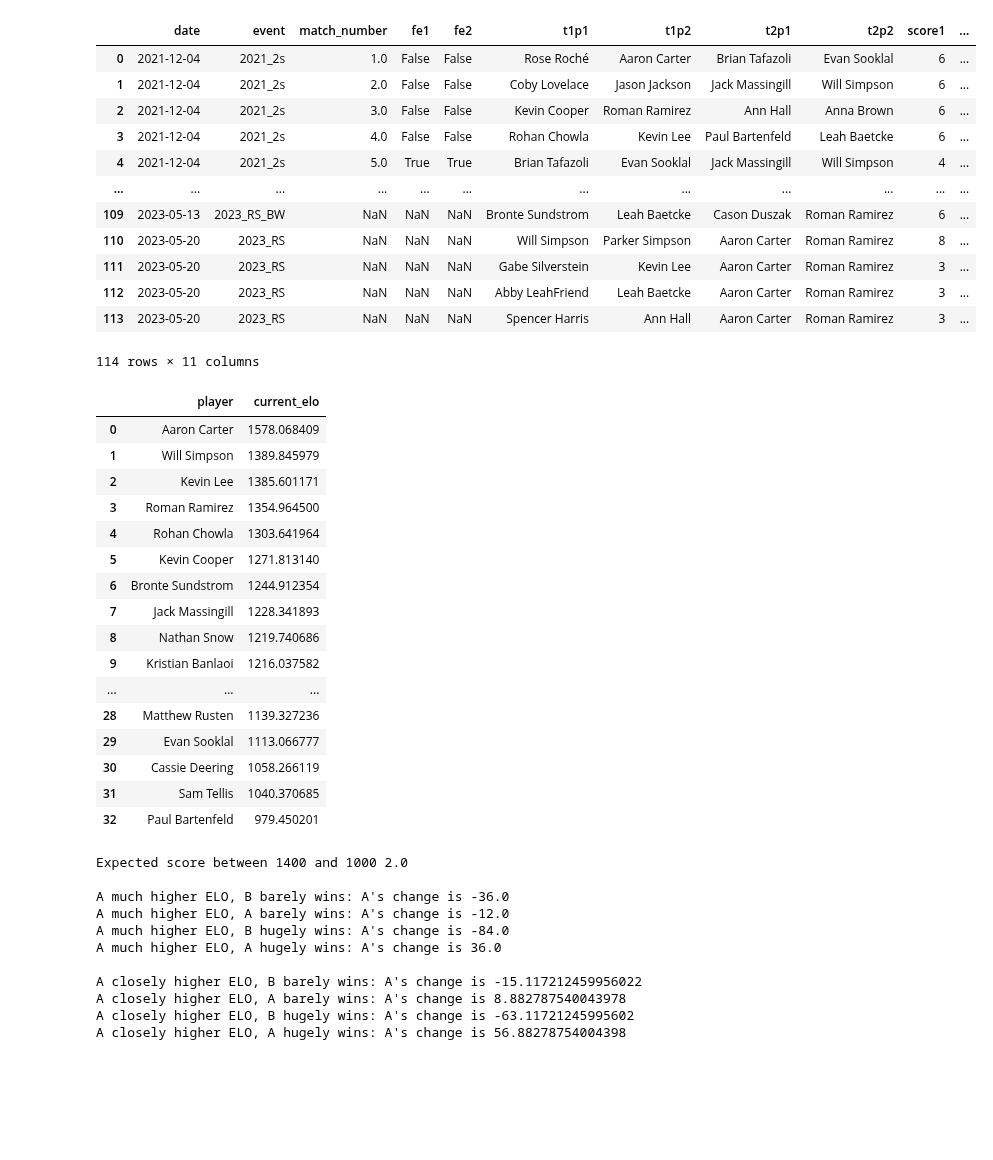
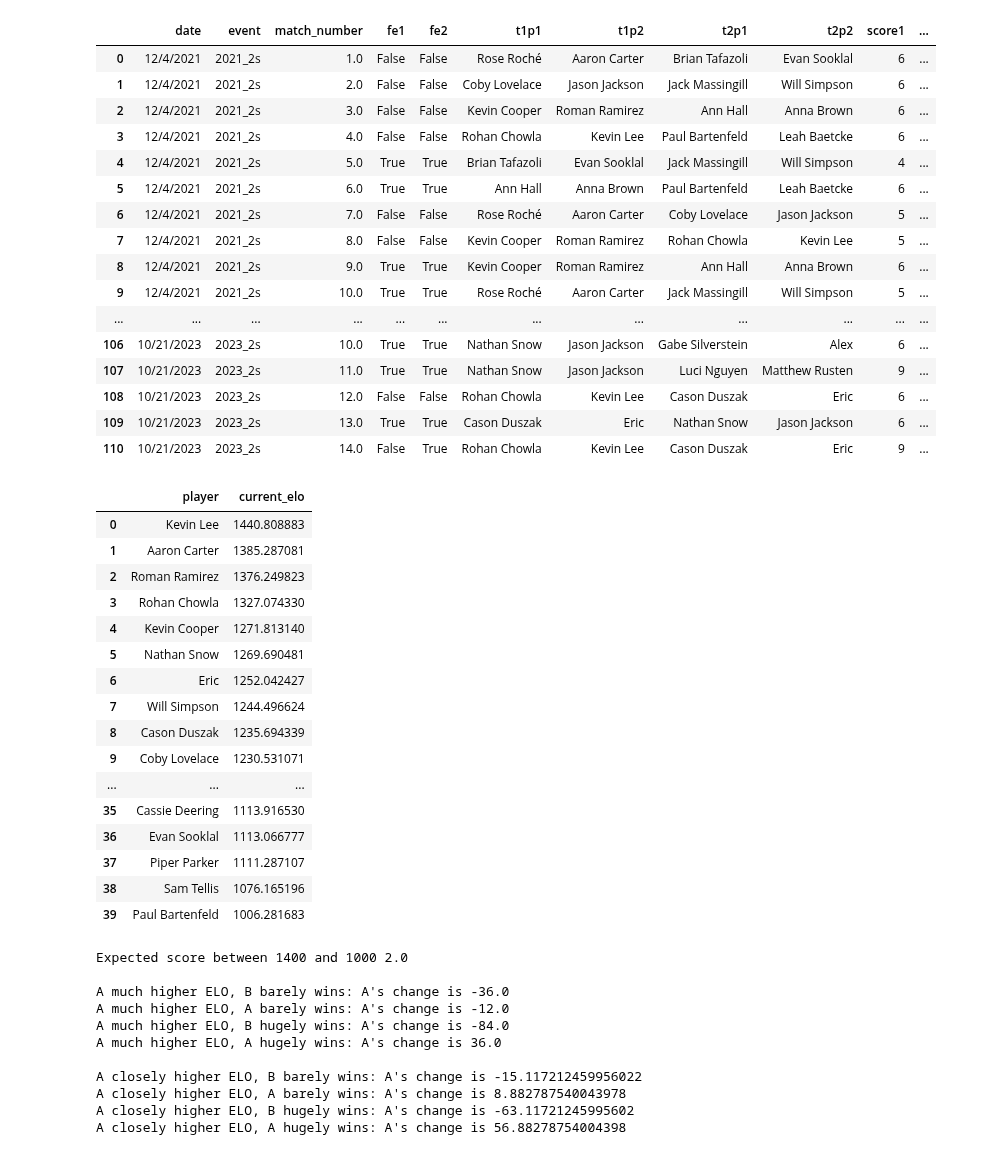
Before and after one commit to notromanramirez/drumline_pong_elo, a Jupyter notebook: calc_elo_v2.ipynb, the cells around one changed output. Saved outputs shown, nothing was run; the diff lists cells and outputs as text; code cells hidden in the pictures; blank space fills up the shorter version.

```diff
--- a/calc_elo_v2.ipynb
+++ b/calc_elo_v2.ipynb
@@ -20,27 +22,34 @@ season_labels = ['2021<br>Doubles', '2022<br>Singles', '2022<br>Doubles', '2023<
 # %%
 # data initialization
 
 # needs ppt_analysis.ipynb to be ran first
 players_table = pd.read_csv('data/players.csv')
-matches_table = pd.read_csv('data/matches.csv').sort_values(['date', 'match_number']).reset_index(drop=True)
+matches_table = pd.read_csv('data/matches.csv').sort_values(['event','match_number']).reset_index(drop=True)
 matches_table = matches_table.loc[:,matches_table.columns != 'notes']
+# matches_table['date'] = pd.to_datetime(matches_table['date'])
+matches_table = matches_table.loc[matches_table.event != '2023_RS',:]
+matches_table = matches_table.loc[matches_table.event != '2023_RS_BW',:]
 
-with pd.option_context('display.max_rows', 100, 'display.max_columns', None):
+with pd.option_context('display.max_rows', None, 'display.max_columns', None):
     display(matches_table)
 # %% [output]
 |  | date | event | match_number | fe1 | fe2 | t1p1 | t1p2 | t2p1 | t2p2 | score1 | ... |
-| 0 | 2021-12-04 | 2021_2s | 1.0 | False | False | Rose Roché | Aaron Carter | Brian Tafazoli | Evan Sooklal | 6 | ... |
-| 1 | 2021-12-04 | 2021_2s | 2.0 | False | False | Coby Lovelace | Jason Jackson | Jack Massingill | Will Simpson | 6 | ... |
-| 2 | 2021-12-04 | 2021_2s | 3.0 | False | False | Kevin Cooper | Roman Ramirez | Ann Hall | Anna Brown | 6 | ... |
-| 3 | 2021-12-04 | 2021_2s | 4.0 | False | False | Rohan Chowla | Kevin Lee | Paul Bartenfeld | Leah Baetcke | 6 | ... |
-| 4 | 2021-12-04 | 2021_2s | 5.0 | True | True | Brian Tafazoli | Evan Sooklal | Jack Massingill | Will Simpson | 4 | ... |
+| 0 | 12/4/2021 | 2021_2s | 1.0 | False | False | Rose Roché | Aaron Carter | Brian Tafazoli | Evan Sooklal | 6 | ... |
+| 1 | 12/4/2021 | 2021_2s | 2.0 | False | False | Coby Lovelace | Jason Jackson | Jack Massingill | Will Simpson | 6 | ... |
+| 2 | 12/4/2021 | 2021_2s | 3.0 | False | False | Kevin Cooper | Roman Ramirez | Ann Hall | Anna Brown | 6 | ... |
+| 3 | 12/4/2021 | 2021_2s | 4.0 | False | False | Rohan Chowla | Kevin Lee | Paul Bartenfeld | Leah Baetcke | 6 | ... |
+| 4 | 12/4/2021 | 2021_2s | 5.0 | True | True | Brian Tafazoli | Evan Sooklal | Jack Massingill | Will Simpson | 4 | ... |
+| 5 | 12/4/2021 | 2021_2s | 6.0 | True | True | Ann Hall | Anna Brown | Paul Bartenfeld | Leah Baetcke | 6 | ... |
+| 6 | 12/4/2021 | 2021_2s | 7.0 | False | False | Rose Roché | Aaron Carter | Coby Lovelace | Jason Jackson | 5 | ... |
+| 7 | 12/4/2021 | 2021_2s | 8.0 | False | False | Kevin Cooper | Roman Ramirez | Rohan Chowla | Kevin Lee | 5 | ... |
+| 8 | 12/4/2021 | 2021_2s | 9.0 | True | True | Kevin Cooper | Roman Ramirez | Ann Hall | Anna Brown | 6 | ... |
+| 9 | 12/4/2021 | 2021_2s | 10.0 | True | True | Rose Roché | Aaron Carter | Jack Massingill | Will Simpson | 5 | ... |
 | ... | ... | ... | ... | ... | ... | ... | ... | ... | ... | ... | ... |
-| 109 | 2023-05-13 | 2023_RS_BW | NaN | NaN | NaN | Bronte Sundstrom | Leah Baetcke | Cason Duszak | Roman Ramirez | 6 | ... |
-| 110 | 2023-05-20 | 2023_RS | NaN | NaN | NaN | Will Simpson | Parker Simpson | Aaron Carter | Roman Ramirez | 8 | ... |
-| 111 | 2023-05-20 | 2023_RS | NaN | NaN | NaN | Gabe Silverstein | Kevin Lee | Aaron Carter | Roman Ramirez | 3 | ... |
-| 112 | 2023-05-20 | 2023_RS | NaN | NaN | NaN | Abby LeahFriend | Leah Baetcke | Aaron Carter | Roman Ramirez | 3 | ... |
-| 113 | 2023-05-20 | 2023_RS | NaN | NaN | NaN | Spencer Harris | Ann Hall | Aaron Carter | Roman Ramirez | 3 | ... |
+| 106 | 10/21/2023 | 2023_2s | 10.0 | True | True | Nathan Snow | Jason Jackson | Gabe Silverstein | Alex | 6 | ... |
+| 107 | 10/21/2023 | 2023_2s | 11.0 | True | True | Nathan Snow | Jason Jackson | Luci Nguyen | Matthew Rusten | 9 | ... |
+| 108 | 10/21/2023 | 2023_2s | 12.0 | False | False | Rohan Chowla | Kevin Lee | Cason Duszak | Eric | 6 | ... |
+| 109 | 10/21/2023 | 2023_2s | 13.0 | True | True | Cason Duszak | Eric | Nathan Snow | Jason Jackson | 6 | ... |
+| 110 | 10/21/2023 | 2023_2s | 14.0 | False | True | Rohan Chowla | Kevin Lee | Cason Duszak | Eric | 9 | ... |
-114 rows × 11 columns
 # %%
 def expected_score(ratingA, ratingB): # expected difference in cups hit
     # sigmoid vertical bounds
@@ -164,22 +173,22 @@ with pd.option_context('display.max_rows', 100, 'display.max_columns', None):
 export(player_elo_table, 'player_elo_table', False)
 # %% [output]
 |  | player | current_elo |
-| 0 | Aaron Carter | 1578.068409 |
-| 1 | Will Simpson | 1389.845979 |
-| 2 | Kevin Lee | 1385.601171 |
-| 3 | Roman Ramirez | 1354.964500 |
-| 4 | Rohan Chowla | 1303.641964 |
-| 5 | Kevin Cooper | 1271.813140 |
-| 6 | Bronte Sundstrom | 1244.912354 |
-| 7 | Jack Massingill | 1228.341893 |
-| 8 | Nathan Snow | 1219.740686 |
-| 9 | Kristian Banlaoi | 1216.037582 |
+| 0 | Kevin Lee | 1440.808883 |
+| 1 | Aaron Carter | 1385.287081 |
+| 2 | Roman Ramirez | 1376.249823 |
+| 3 | Rohan Chowla | 1327.074330 |
+| 4 | Kevin Cooper | 1271.813140 |
+| 5 | Nathan Snow | 1269.690481 |
+| 6 | Eric | 1252.042427 |
+| 7 | Will Simpson | 1244.496624 |
+| 8 | Cason Duszak | 1235.694339 |
+| 9 | Coby Lovelace | 1230.531071 |
 | ... | ... | ... |
-| 28 | Matthew Rusten | 1139.327236 |
-| 29 | Evan Sooklal | 1113.066777 |
-| 30 | Cassie Deering | 1058.266119 |
-| 31 | Sam Tellis | 1040.370685 |
-| 32 | Paul Bartenfeld | 979.450201 |
+| 35 | Cassie Deering | 1113.916530 |
+| 36 | Evan Sooklal | 1113.066777 |
+| 37 | Piper Parker | 1111.287107 |
+| 38 | Sam Tellis | 1076.165196 |
+| 39 | Paul Bartenfeld | 1006.281683 |
 # %%
 print("Expected score between 1400 and 1000", expected_score(1400, 1000))
 print()
```
Also changed, not shown: parts of 5 cells of this notebook, 8 other files.
